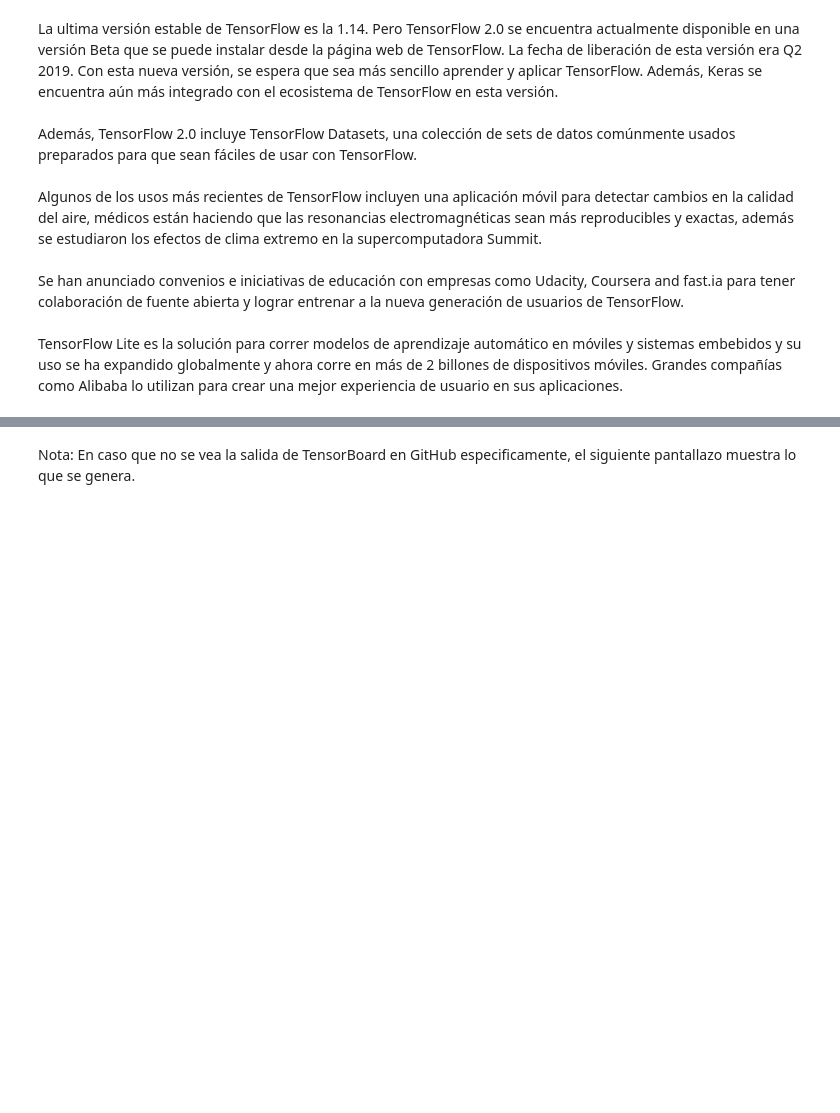
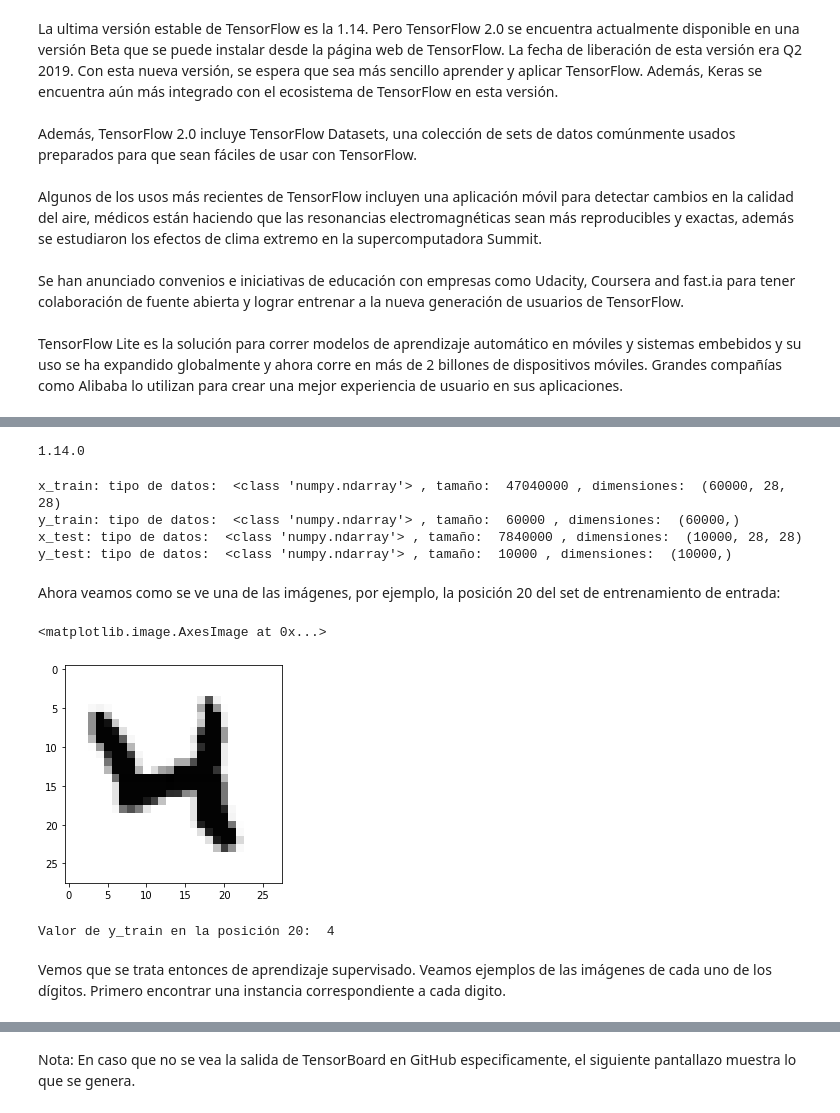
Before and after one commit to jpvernava/Inv-Corta-3, a Jupyter notebook: Inv-Corta-3.ipynb, the cells around one changed output, grey strips where cells are left out. Drawn from its saved outputs; the diff is of its cells as text; code cells hidden in the pictures; blank space fills up the shorter version.

```diff
--- a/Inv-Corta-3.ipynb
+++ b/Inv-Corta-3.ipynb
@@ -233,0 +152,5 @@ plt.imshow(x_test[88].reshape(28, 28), cmap=cm.Greys)
+# %%
+# imprimir la versión de TensorFlow utilizada
+print(tf.__version__)
+# %% [output]
+1.14.0
@@ -233,0 +166,25 @@ plt.imshow(x_test[88].reshape(28, 28), cmap=cm.Greys)
+# %%
+# imprimir el tipo de datos, tamaño y dimensiones de los sets de entrenamiento y de pruebas
+print("x_train: tipo de datos: ", type(x_train), ", tamaño: ", x_train.size, ", dimensiones: ", x_train.shape)
+print("y_train: tipo de datos: ",type(y_train), ", tamaño: ",y_train.size, ", dimensiones: ", y_train.shape)
+print("x_test: tipo de datos: ",type(x_test), ", tamaño: ",x_test.size, ", dimensiones: ", x_test.shape)
+print("y_test: tipo de datos: ",type(y_test), ", tamaño: ",y_test.size, ", dimensiones: ", y_test.shape)
+# %% [output]
+x_train: tipo de datos:  <class 'numpy.ndarray'> , tamaño:  47040000 , dimensiones:  (60000, 28, 28)
+y_train: tipo de datos:  <class 'numpy.ndarray'> , tamaño:  60000 , dimensiones:  (60000,)
+x_test: tipo de datos:  <class 'numpy.ndarray'> , tamaño:  7840000 , dimensiones:  (10000, 28, 28)
+y_test: tipo de datos:  <class 'numpy.ndarray'> , tamaño:  10000 , dimensiones:  (10000,)
+# %% [markdown]
+Ahora veamos como se ve una de las imágenes, por ejemplo, la posición 20 del set de entrenamiento de entrada:
+# %%
+# utilizar matplotlib.pyplot.imshow para visualizar la imágen, usando el Colormap de grises
+plt.imshow(x_train[20].reshape(28, 28), cmap=cm.Greys)
+# %% [output]
+<matplotlib.image.AxesImage at 0x...>
+[figure, added]
+# %%
+print("Valor de y_train en la posición 20: ", y_train[20])
+# %% [output]
+Valor de y_train en la posición 20:  4
+# %% [markdown]
+Vemos que se trata entonces de aprendizaje supervisado. Veamos ejemplos de las imágenes de cada uno de los dígitos.  Primero encontrar una instancia correspondiente a cada digito.
```
Also changed, not shown: parts of 63 cells of this notebook, 4 other files.
